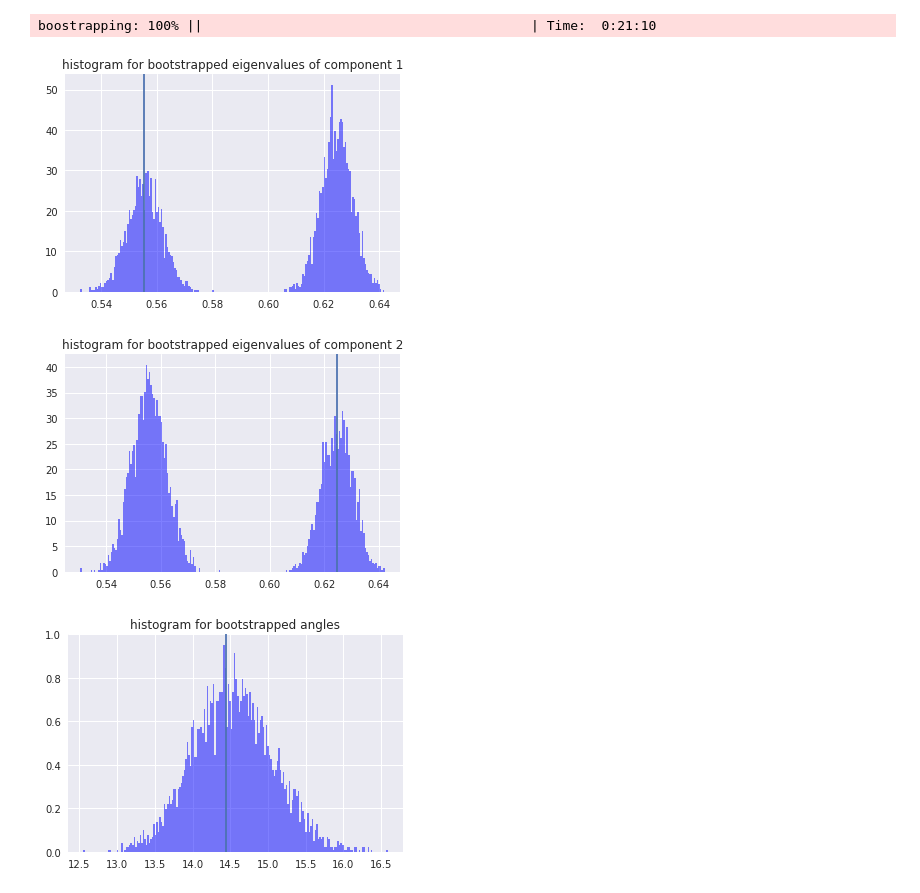
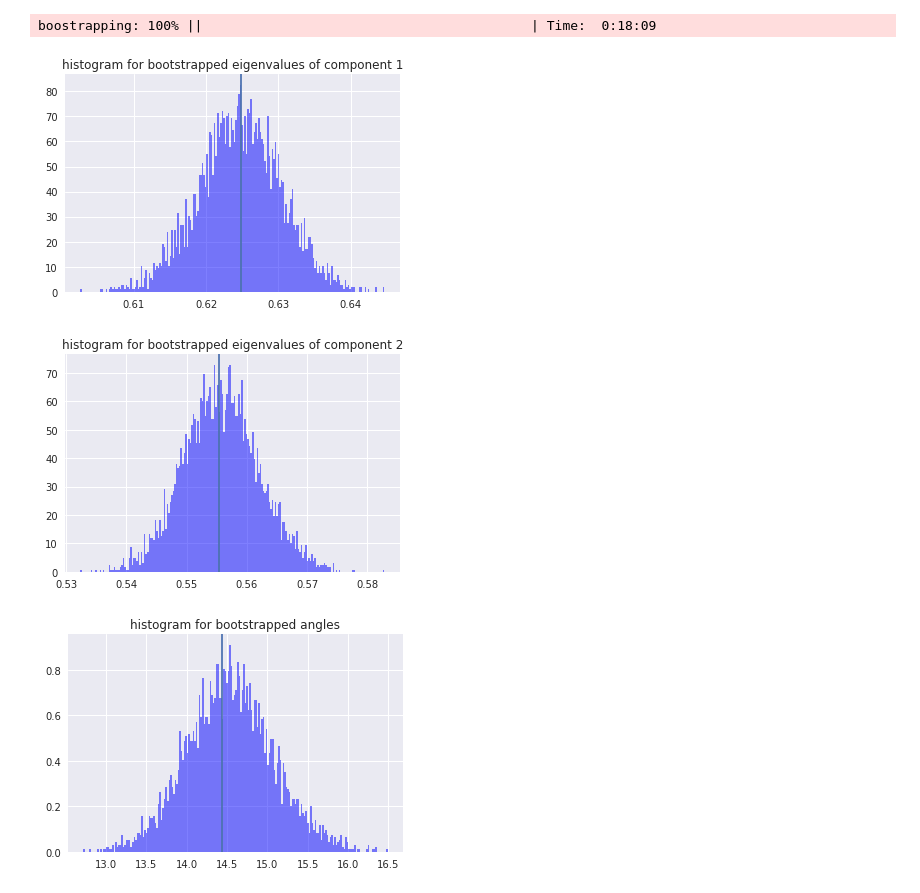
Before and after one commit to jaewshin/turchin, a Jupyter notebook: jupyter/bootstrap.ipynb, the cells around one changed output. Saved outputs shown, nothing was run; the diff lists cells and outputs as text; code cells hidden in the pictures.

```diff
--- a/jupyter/bootstrap.ipynb
+++ b/jupyter/bootstrap.ipynb
@@ -132,7 +132,7 @@ def mahalanobis(vec, mean, cov):
     subtracted = np.subtract(vec, mean)
     return math.sqrt(np.matmul(np.matmul(subtracted.T, np.linalg.inv(cov)),subtracted))
 
-def weight_set(cov_mat):
+def weight_set(means, weights, bstr_means, cov_mat, bstr=False):
     """
     Given gmm model, set the component with larger weight to be the first component and the component with
     smaller weight to be the second component
@@ -141,21 +141,24 @@ def weight_set(cov_mat):
     val1, val2, vec1, vec2 = eig(cov_mat) #eigenvalues and eigenvecotrs for covariance matrices
 
     # designate the larger component to be the component1 and the smaller component the component2
-    if gmm.weights_[0] > gmm.weights_[1]:
-        mean1 = means[0][0]
-        mean2 = means[0][1]
-        cov1 = cov[0]
-        cov2 = cov[1]
+
+    if bstr:
+        if weights[0] > weights[1]:
+            mean1 = means[0]
+            mean2 = means[1]
+        else:
+            mean1 = means[1]
+            mean2 = means[0]
+
+        if mahalanobis(bstr_means[0], mean1, cov_mat[0]) < mahalanobis(bstr_means[1], mean1, cov_mat[1]):
+            return val1, val2, vec1, vec2
+        else:
+            return val2, val1, vec2, vec1
     else:
-        mean1 = means[0][1]
-        mean2 = means[0][0]
-        cov1 = cov[1]
-        cov2 = cov[0]
-
-    if (mahalanobis(vec1, mean1, np.linalg.inv(cov1)) < mahalanobis(vec2, mean2, np.linalg.inv(cov2))):
-        return val1, val2, vec1, vec29
-    else:
-        return val2, val1, vec2, vec1
+        if weights[0] > weights[1]:
+            return val1, val2, vec1, vec2
+        else:
+            return val2, val1, vec2, vec1
 # %%
 gmm = GMM(n_components=2).fit(data_mat)
 print(gmm.means_)
@@ -175,10 +178,11 @@ pt = progress_timer(description= 'boostrapping', n_iter=5000)
 #Gaussian Mixture Model
 #fit GMM
 gmm = GMM(n_components=2).fit(data_mat)
-means = gmm.means_
-cov = gmm.covariances_
+orig_means = gmm.means_
+orig_cov = gmm.covariances_
+orig_weights = gmm.weights_
 
-eigval1, eigval2, eigvec1, eigvec2 = weight_set(cov)
+eigval1, eigval2, eigvec1, eigvec2 = weight_set(orig_means, orig_weights, orig_means, orig_cov)
 orig_angle = angle(eigvec1, eigvec2) # angle between the main eigenvectors
 
 # boostrapping
@@ -206,9 +210,11 @@ def bstr(data, n=5000):
         assert resampled_mat.shape == data.shape # check if the resampled matrix has same dimension as data matrix
 
         gmm_resampled = GMM(n_components=2).fit(resampled_mat)
+        gmm_weights = gmm_resampled.weights_
         gmm_cov = gmm_resampled.covariances_
+        gmm_means = gmm_resampled.means_
 
-        eig_val1, eig_val2, eig_vec1, eig_vec2 = weight_set(gmm_cov)
+        eig_val1, eig_val2, eig_vec1, eig_vec2 = weight_set(orig_means, orig_weights, gmm_means, gmm_cov, bstr=True)
 
         perc_one.append(eig_val1)
         perc_two.append(eig_val2)
@@ -217,35 +223,34 @@ def bstr(data, n=5000):
         angles.append(angle(eig_vec1, eig_vec2))
 
         pt.update()
 
     vec_one = np.mean(vec_one, axis=0)
     vec_two = np.mean(vec_two, axis=0)
 
     return perc_one, perc_two, vec_one, vec_two, angles
 
 perc_one, perc_two, vec_one, vec_two, bstr_angle = bstr(data_mat)
 pt.finish()
 
 # plot the histogram for eigenvalues and angles
 num_bins = 200
 itera = [perc_one, perc_two, bstr_angle]
 for i in range(len(itera)):
     n, bins, patches = plt.hist(itera[i], num_bins, normed=1, facecolor='blue', alpha=0.5)
     if i == 0:
         plt.title('histogram for bootstrapped eigenvalues of component 1')
         plt.axvline(x=eigval1)
     elif i == 1:
         plt.title('histogram for bootstrapped eigenvalues of component 2')
         plt.axvline(x=eigval2)
     else:
         plt.title('histogram for bootstrapped angles')
         plt.axvline(x=orig_angle)
 
-    plt.legend()
     plt.show()
     plt.close()
 # %% [output]
-boostrapping: 100% ||                                          | Time:  0:21:10
+boostrapping: 100% ||                                          | Time:  0:18:09
-[figure, old version]
+[figure, new version]
-[figure, old version]
+[figure, new version]
-[figure, old version]
+[figure, new version]
```
Also changed, not shown: parts of 1 cell of this notebook, 2 other files.
